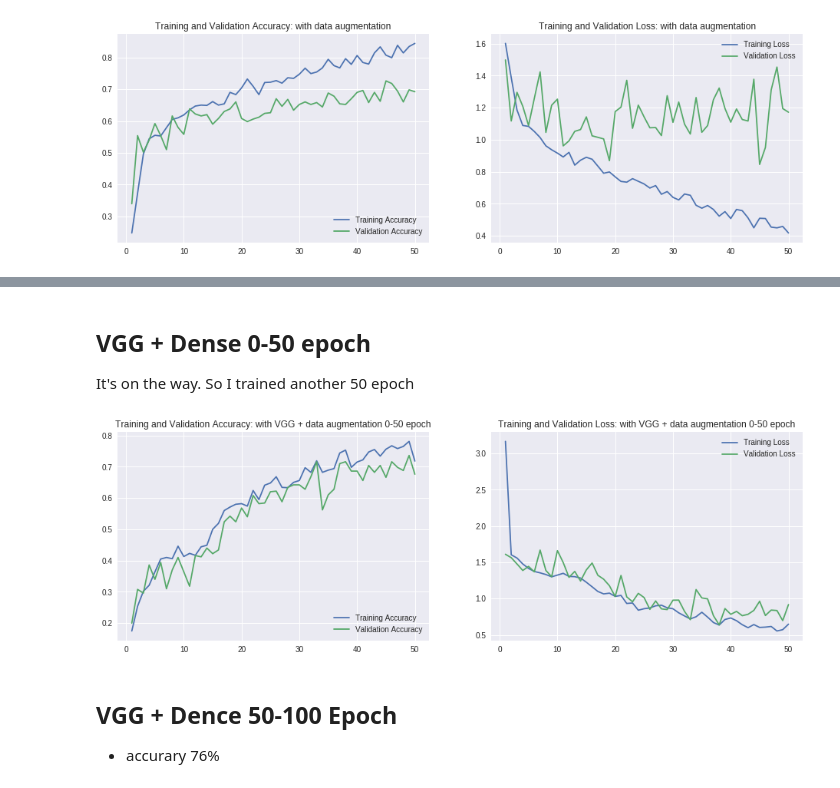
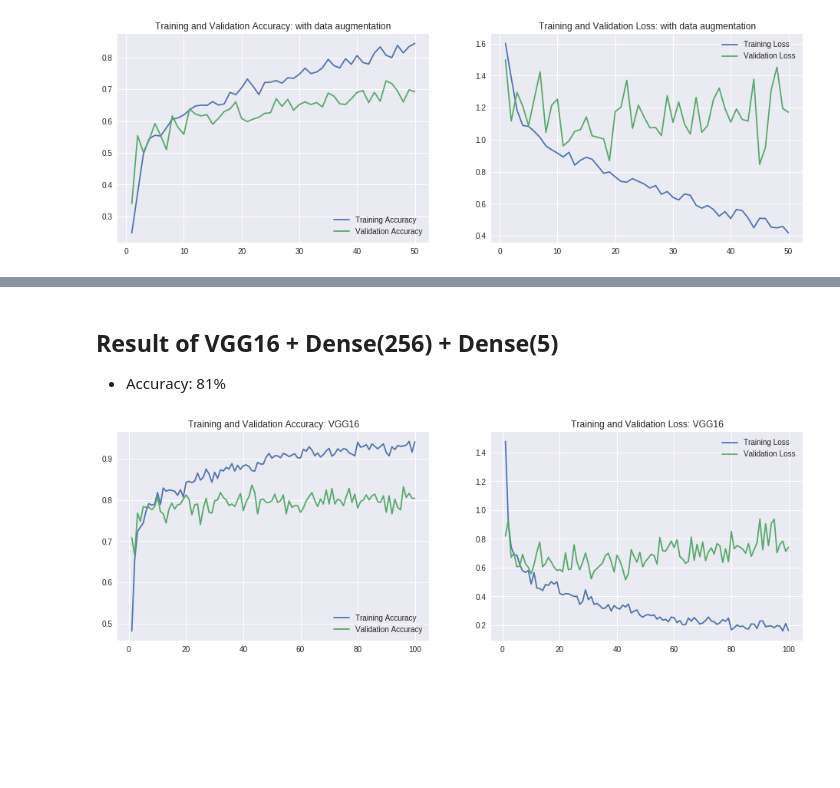
Before and after one commit to zw2497/FlowerRecognition, a Jupyter notebook: dl_hw2.ipynb, the cells around one changed output, grey strips where cells are left out. Drawn from its saved outputs; the diff is of its cells as text; code cells hidden in the pictures; blank space fills up the shorter version.

```diff
--- a/dl_hw2.ipynb
+++ b/dl_hw2.ipynb
@@ -265,3 +260,4 @@ plt.show()
 from tensorflow.keras.applications import VGG16
 # %%
 conv_base = VGG16(weights='imagenet',include_top=False, input_shape=(150, 150, 3))
+conv_base.trainable = False
@@ -310,26 +303 @@ Non-trainable params: 0
 _________________________________________________________________
-# %%
-image_gen_train = ImageDataGenerator(
-      rescale=1./255,
-      rotation_range=40,
-      width_shift_range=0.2,
-      height_shift_range=0.2,
-      shear_range=0.2,
-      zoom_range=0.2,
-      horizontal_flip=True,
-      fill_mode='nearest')
-
-train_data_gen = image_gen_train.flow_from_directory(
-    batch_size=BATCH_SIZE,
-    directory=train_dir,
-    shuffle=True,
-    target_size=(TARGET_SHAPE,TARGET_SHAPE),
-    class_mode='sparse')
-
-# Validation data should not be augmented!
-image_gen_val = ImageDataGenerator(rescale=1./255)
-val_data_gen = image_gen_val.flow_from_directory(
-    batch_size=BATCH_SIZE,
-    directory=validation_dir,
-    target_size=(TARGET_SHAPE, TARGET_SHAPE),
-    class_mode='sparse')
@@ -340,11 +305,12 @@ Found 500 images belonging to 5 classes.
 model1.compile(optimizer='adam', loss='sparse_categorical_crossentropy', metrics=['accuracy'])
 # %%
 # Now is a good time for a cup of coffee
-history = model1.fit_generator(
+EPOCHS = 100
+history1 = model1.fit_generator(
       train_data_gen,
       steps_per_epoch=int(np.ceil(total_train / float(BATCH_SIZE))),
       epochs=EPOCHS,
       validation_data=val_data_gen,
-      validation_steps=int(np.ceil(total_val / float(BATCH_SIZE))),
-      verbose=2)
+      validation_steps=int(np.ceil(total_val / float(BATCH_SIZE)))
+)
 # %% [output]
@@ -368,30 +334,27 @@ Epoch 50/50
-# %% [markdown]
-## VGG + Dense 0-50 epoch
-It's on the way. So I trained another 50 epoch
+# %% [markdown]
+## Result of VGG16 + Dense(256) + Dense(5)
+* Accuracy: 81%
 # %%
-acc = history.history['acc']
-val_acc = history.history['val_acc']
+acc = history1.history['acc']
+val_acc = history1.history['val_acc']
 
-loss = history.history['loss']
-val_loss = history.history['val_loss']
+loss = history1.history['loss']
+val_loss = history1.history['val_loss']
 
 epochs_range = range(1, EPOCHS + 1)
 
 plt.figure(figsize=(16, 5))
 plt.subplot(1, 2, 1)
 plt.plot(epochs_range, acc, label='Training Accuracy')
 plt.plot(epochs_range, val_acc, label='Validation Accuracy')
 plt.legend(loc='lower right')
-plt.title('Training and Validation Accuracy: with VGG + data augmentation 0-50 epoch')
+plt.title('Training and Validation Accuracy: VGG16')
 
 plt.subplot(1, 2, 2)
 plt.plot(epochs_range, loss, label='Training Loss')
 plt.plot(epochs_range, val_loss, label='Validation Loss')
 plt.legend(loc='upper right')
-plt.title('Training and Validation Loss: with VGG + data augmentation 0-50 epoch')
+plt.title('Training and Validation Loss: VGG16')
 plt.show()
 # %% [output]
-[figure, old version]
+[figure, new version]
-# %% [markdown]
-## VGG + Dence 50-100 Epoch
-* accurary 76%
```
Also changed, not shown: parts of 49 cells of this notebook.
